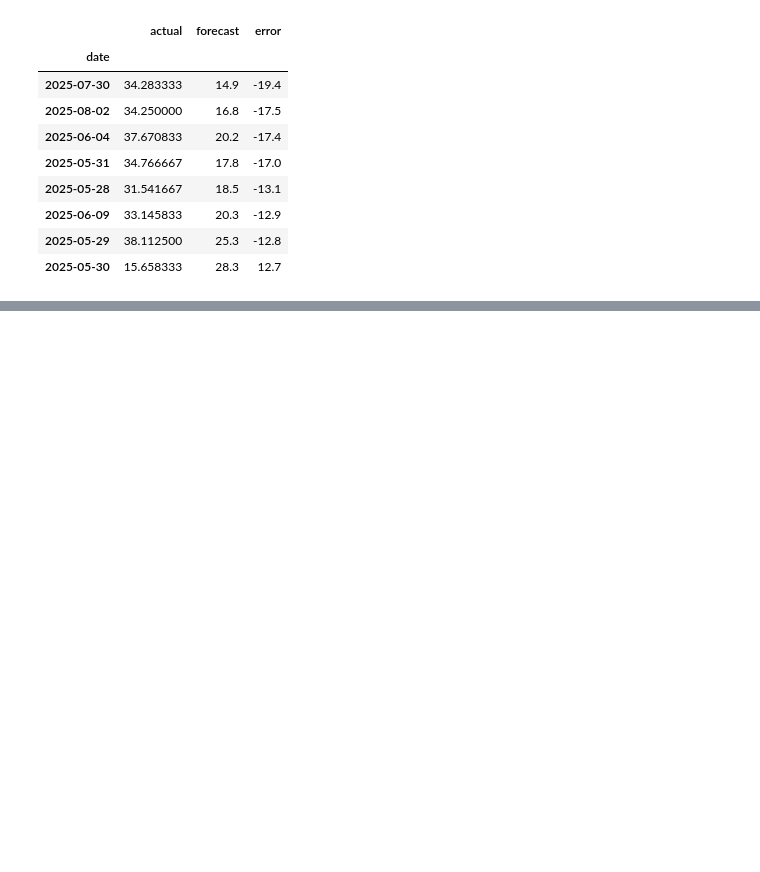
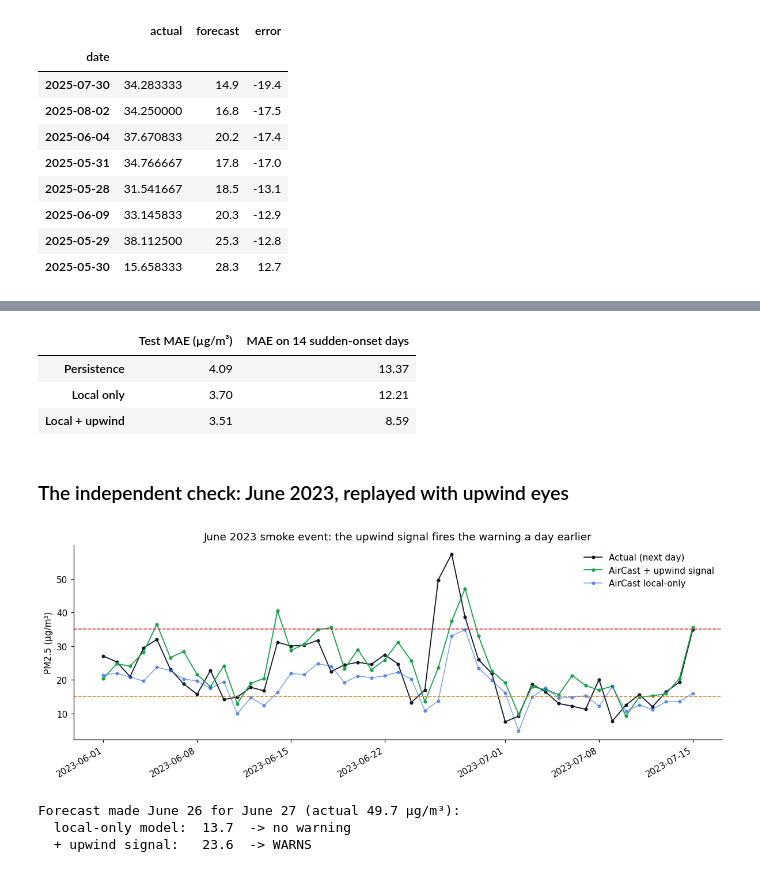
Before and after one commit to ParthPatel125/aircast, a Jupyter notebook: AirCast.ipynb, the cells around one changed output, grey strips where cells are left out. Saved outputs shown, nothing was run; the diff lists cells and outputs as text; code cells hidden in the pictures; blank space fills up the shorter version.

```diff
--- a/AirCast.ipynb
+++ b/AirCast.ipynb
@@ -423,0 +446,66 @@ fail
+# %%
+up = pd.read_csv("data/upwind.csv", parse_dates=["date"], index_col="date")
+UPWIND_CITIES = ["minneapolis", "green_bay", "madison", "thunder_bay"]
+
+def add_upwind(f):
+    f = f.copy()
+    for c in UPWIND_CITIES:
+        f[f"up_{c}"] = up[c]
+        f[f"up_{c}_chg"] = up[c] - up[c].shift(1)
+    f["up_max"] = up[UPWIND_CITIES].max(axis=1)
+    return f
+
+data_up = add_upwind(features).join(target).dropna()
+tr_up, te_up = data_up[data_up.index < SPLIT], data_up[data_up.index >= SPLIT]
+model_up = make_pipeline(StandardScaler(), Ridge(alpha=1.0)).fit(
+    tr_up.drop(columns="pm25_tomorrow"), tr_up["pm25_tomorrow"])
+pred_up = pd.Series(model_up.predict(te_up.drop(columns="pm25_tomorrow")), index=te_up.index)
+
+# "Onset days": test days where air quality suddenly deteriorated
+# (tomorrow's actual PM2.5 at least 10 ug/m3 worse than today's)
+onset = y_test.index[(y_test - X_test["pm25_today"]) > 10]
+compare = pd.DataFrame({
+    "Persistence": X_test["pm25_today"], "Local only": best, "Local + upwind": pred_up})
+upwind_results = pd.DataFrame({
+    name: {"Test MAE (µg/m³)": mean_absolute_error(y_test, p),
+           f"MAE on {len(onset)} sudden-onset days": mean_absolute_error(y_test[onset], p[onset])}
+    for name, p in compare.items()
+}).T.round(2)
+upwind_results
+# %% [output]
+|  | Test MAE (µg/m³) | MAE on 14 sudden-onset days |
+| Persistence | 4.09 | 13.37 |
+| Local only | 3.70 | 12.21 |
+| Local + upwind | 3.51 | 8.59 |
+# %% [markdown]
+### The independent check: June 2023, replayed with upwind eyes
+# %%
+cs_tr_up = data_up[data_up.index < "2023-06-01"]
+cs_te_up = data_up[("2023-06-01" <= data_up.index) & (data_up.index <= "2023-07-15")]
+cs_model_up = make_pipeline(StandardScaler(), Ridge(alpha=1.0)).fit(
+    cs_tr_up.drop(columns="pm25_tomorrow"), cs_tr_up["pm25_tomorrow"])
+cs_pred_up = pd.Series(cs_model_up.predict(cs_te_up.drop(columns="pm25_tomorrow")),
+                       index=cs_te_up.index)
+
+fig, ax = plt.subplots(figsize=(11, 4.2))
+ax.plot(cs_actual.index, cs_actual, "o-", ms=3, lw=1.2, color="#111827", label="Actual (next day)")
+ax.plot(cs_pred_up.index, cs_pred_up, "o-", ms=3, lw=1.2, color="#16a34a", label="AirCast + upwind signal")
+ax.plot(cs_pred.index, cs_pred, "o-", ms=3, lw=1, color="#2563eb", alpha=0.6, label="AirCast local-only")
+ax.axhline(WHO_DAILY, color="#d97706", ls="--", lw=1)
+ax.axhline(EPA_DAILY, color="#dc2626", ls="--", lw=1)
+ax.set_ylabel("PM2.5 (µg/m³)")
+ax.set_title("June 2023 smoke event: the upwind signal fires the warning a day earlier")
+ax.legend(frameon=False)
+fig.autofmt_xdate()
+fig.tight_layout(); fig.savefig("figures/06_upwind_case_study.png", bbox_inches="tight")
+plt.show()
+
+key_day = pd.Timestamp("2023-06-26")
+print(f"Forecast made June 26 for June 27 (actual {cs_actual[key_day]:.1f} µg/m³):")
+print(f"  local-only model:  {cs_pred[key_day]:.1f}  -> {'WARNS' if cs_pred[key_day] > WHO_DAILY else 'no warning'}")
+print(f"  + upwind signal:   {cs_pred_up[key_day]:.1f}  -> {'WARNS' if cs_pred_up[key_day] > WHO_DAILY else 'no warning'}")
+# %% [output]
+[figure, added]
+Forecast made June 26 for June 27 (actual 49.7 µg/m³):
+  local-only model:  13.7  -> no warning
+  + upwind signal:   23.6  -> WARNS
```
Also changed, not shown: parts of 13 cells of this notebook, 7 other files.
